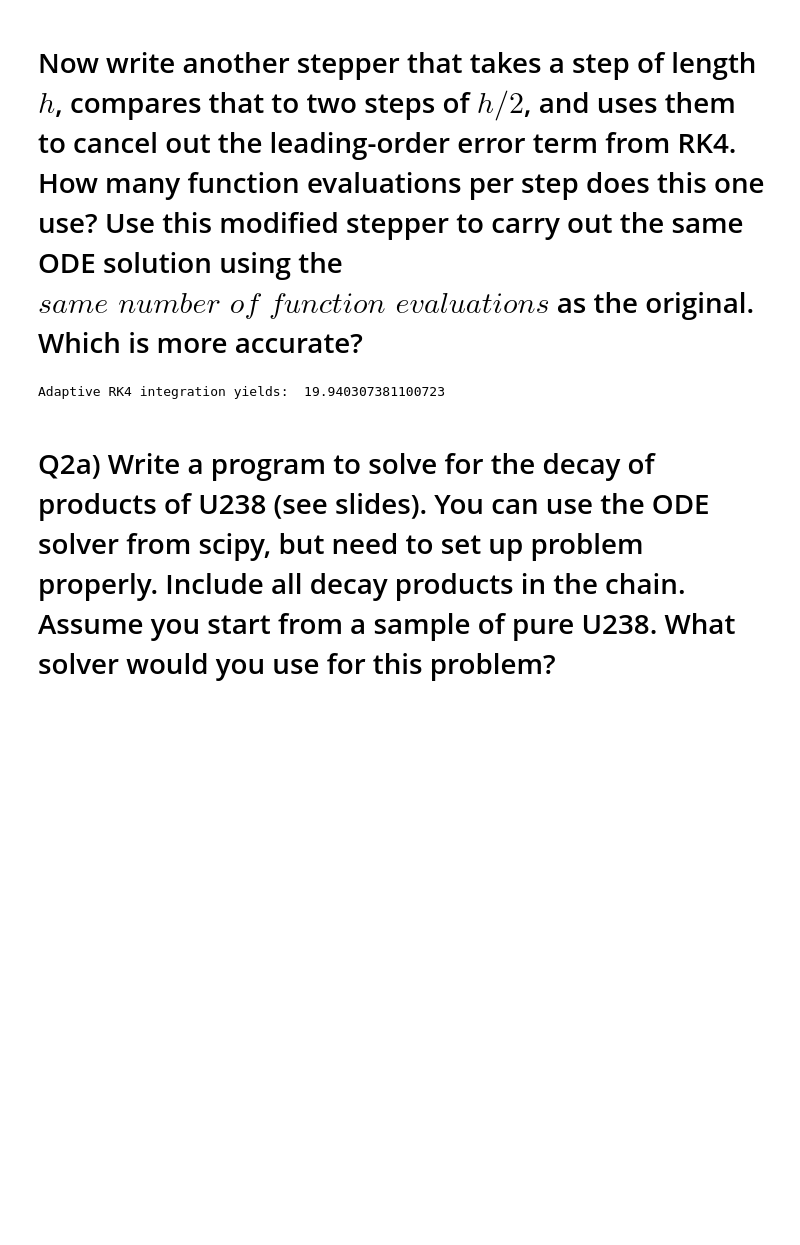
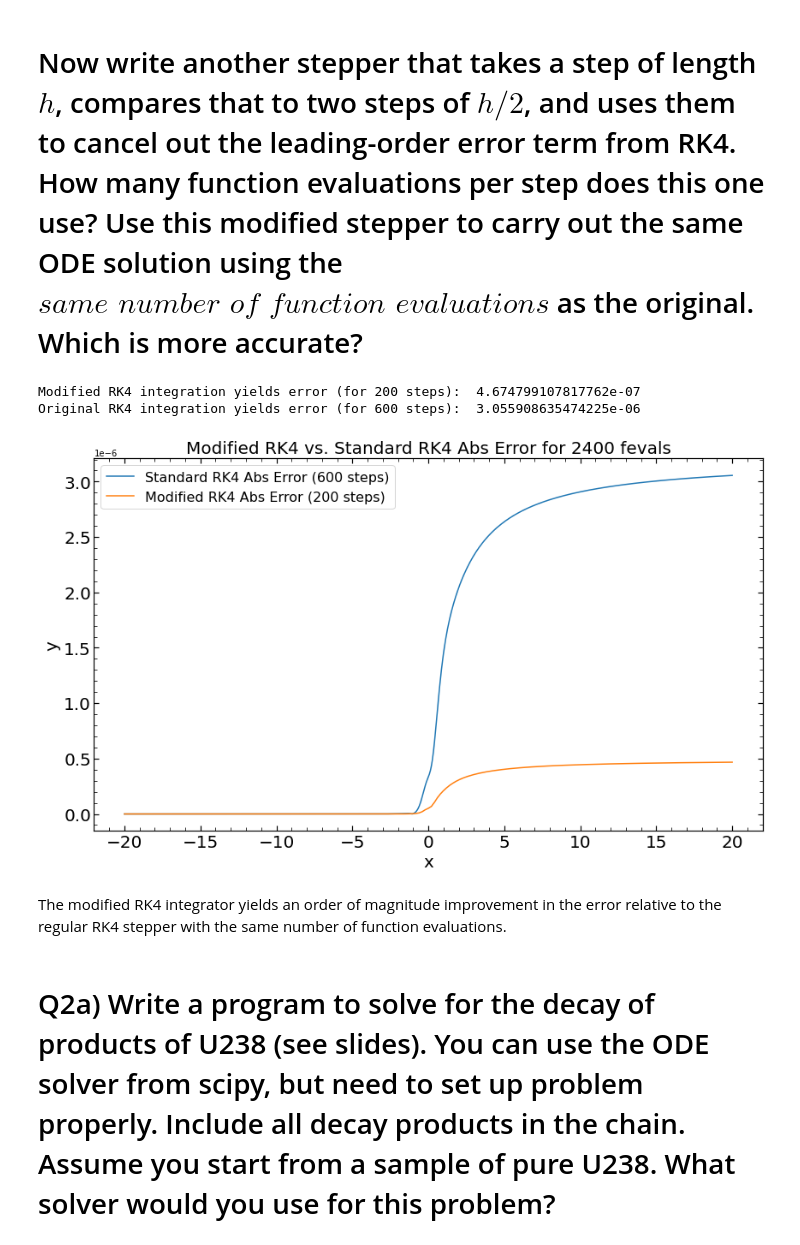
Before and after one commit to kenj19/PHYS512, a Jupyter notebook: PS3/ps3.ipynb, the cells around one changed output. Drawn from its saved outputs; the diff is of its cells as text; code cells hidden in the pictures; blank space fills up the shorter version.

```diff
--- a/PS3/ps3.ipynb
+++ b/PS3/ps3.ipynb
@@ -77,18 +56,47 @@ def rk4_stepd(fun,x,y,h):
 # %%
-npt = 201
+# variables for modified stepper --> 201 points or 200 steps (which has 4*3*200 func evals)
+npt_d = 201
+xx_d = np.linspace(-20, 20, npt_d)
+h_d = (xx_d[1]-xx_d[0]) # step size
+yy2_d = np.zeros(npt_d)
+y0 = 1 # initial condition
+yy2_d[0] = y0
+
+#variables for original stepper --> 601 points or 600 steps (which has 4*600 func evals)
+npt = 601
 xx = np.linspace(-20, 20, npt)
 h = (xx[1]-xx[0]) # step size
-yy2 = np.zeros(npt)
-y0 = 1 # initial condition
-yy2[0] = y0
+yy = np.zeros(npt)
+yy[0] = y0
 
-for i in range(npt-1): # iterate over all points after initial point, integrating
-    yy2[i+1] = rk4_stepd(func,xx[i],yy2[i],h)
+for i in range(npt_d-1): # modified RK4
+    yy2_d[i+1] = rk4_stepd(func,xx_d[i],yy2_d[i],h_d)
 
-integral_adapt = yy2[-1]-yy2[0]
-print('Adaptive RK4 integration yields: ', integral_adapt)
+for i in range(npt-1): # original stepper
+    yy[i+1] = rk4_step(func,xx[i],yy[i],h)
+
+integral_modified = yy2_d[-1]-yy2_d[0]
+integral_orig = yy[-1]-yy[0]
+print('Modified RK4 integration yields error (for 200 steps): ', np.abs(integral_modified-true_ans))
+print('Original RK4 integration yields error (for 600 steps): ', np.abs(integral_orig-true_ans))
+
+fig, ax = plt.subplots(figsize=[14, 8])
+
+ax.plot(xx, np.abs(yy- c0*np.exp(np.arctan(xx))), label = 'Standard RK4 Abs Error (600 steps)')
+ax.plot(xx_d, np.abs(yy2_d - c0*np.exp(np.arctan(xx_d))), label = 'Modified RK4 Abs Error (200 steps)')
+ax.set_xlabel('x', fontsize=20)
+ax.set_ylabel('y', fontsize=20)
+ax.set_title('Modified RK4 vs. Standard RK4 Abs Error for 2400 fevals', fontsize=20)
+ax.tick_params(axis="x", labelsize=20)
+ax.tick_params(axis="y", labelsize=20)
+ax.legend(fontsize=16);
+#fig.savefig('rk4_err_comp.jpeg')
 # %% [output]
-Adaptive RK4 integration yields:  19.940307381100723
+Modified RK4 integration yields error (for 200 steps):  4.674799107817762e-07
+Original RK4 integration yields error (for 600 steps):  3.055908635474225e-06
+[figure, added]
+# %% [markdown]
+The modified RK4 integrator yields an order of magnitude improvement in the error relative to the regular RK4 stepper with the same number of function evaluations.
 # %% [markdown]
 # Q2a) Write a program to solve for the decay of products of U238 (see slides). You can use the ODE solver from scipy, but need to set up problem properly. Include all decay products in the chain. Assume you start from a sample of pure U238. What solver would you use for this problem?
 # %% [markdown]
```
Also changed, not shown: parts of 22 cells of this notebook, 1 other file.
